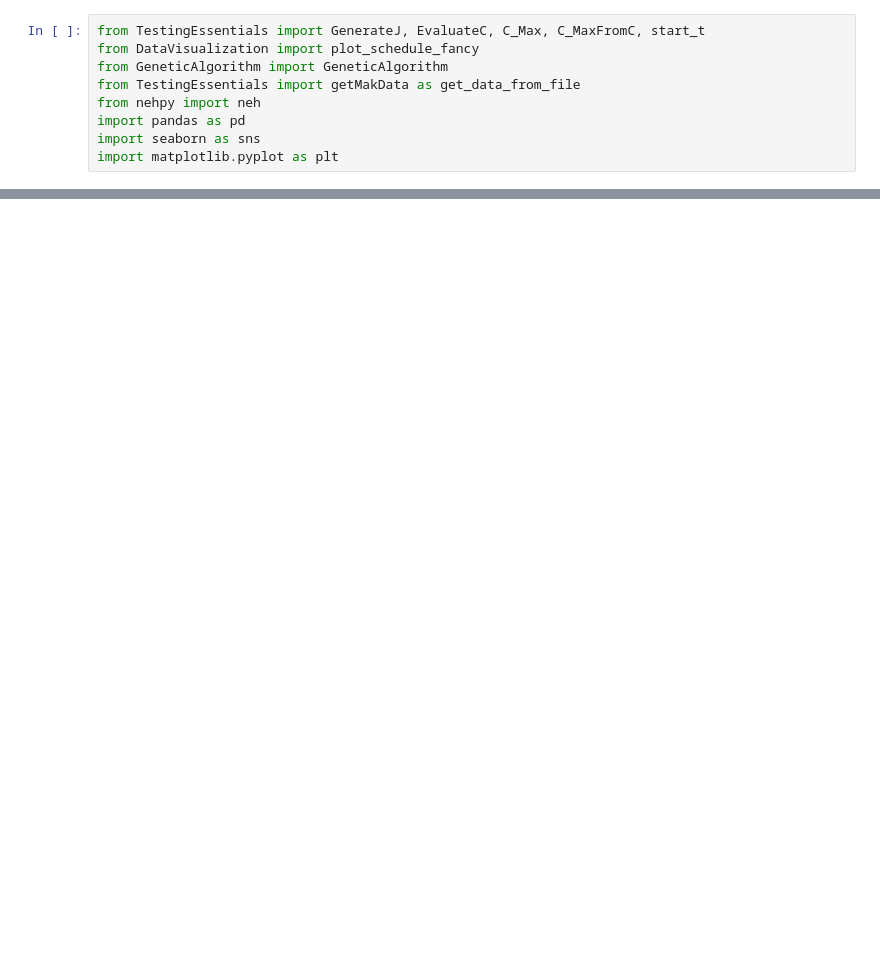
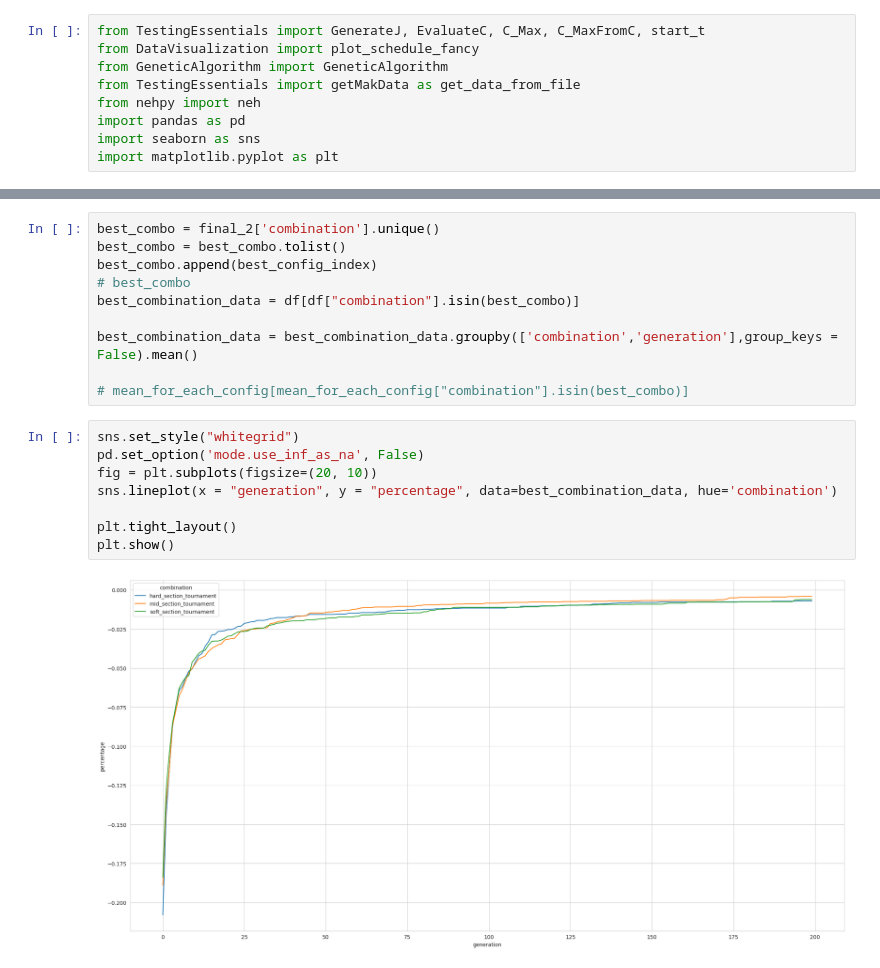
Before and after one commit to qert6g35/genetic_for_flowshop, a Jupyter notebook: Combination.ipynb, the cells around one changed output, grey strips where cells are left out. Drawn from its saved outputs; the diff is of its cells as text; blank space fills up the shorter version.

```diff
--- a/Combination.ipynb
+++ b/Combination.ipynb
@@ -175,0 +155,20 @@ NameError: name 'mean_for_each_config' is not defined
+# %%
+best_combo = final_2['combination'].unique()
+best_combo = best_combo.tolist()
+best_combo.append(best_config_index)
+# best_combo
+best_combination_data = df[df["combination"].isin(best_combo)]
+
+best_combination_data = best_combination_data.groupby(['combination','generation'],group_keys = False).mean()
+
+# mean_for_each_config[mean_for_each_config["combination"].isin(best_combo)]
+# %%
+sns.set_style("whitegrid")
+pd.set_option('mode.use_inf_as_na', False)
+fig = plt.subplots(figsize=(20, 10))
+sns.lineplot(x = "generation", y = "percentage", data=best_combination_data, hue='combination')
+
+plt.tight_layout()
+plt.show()
+# %% [output]
+[figure, added]
```
Also changed, not shown: parts of 12 cells of this notebook, 1 other file.
